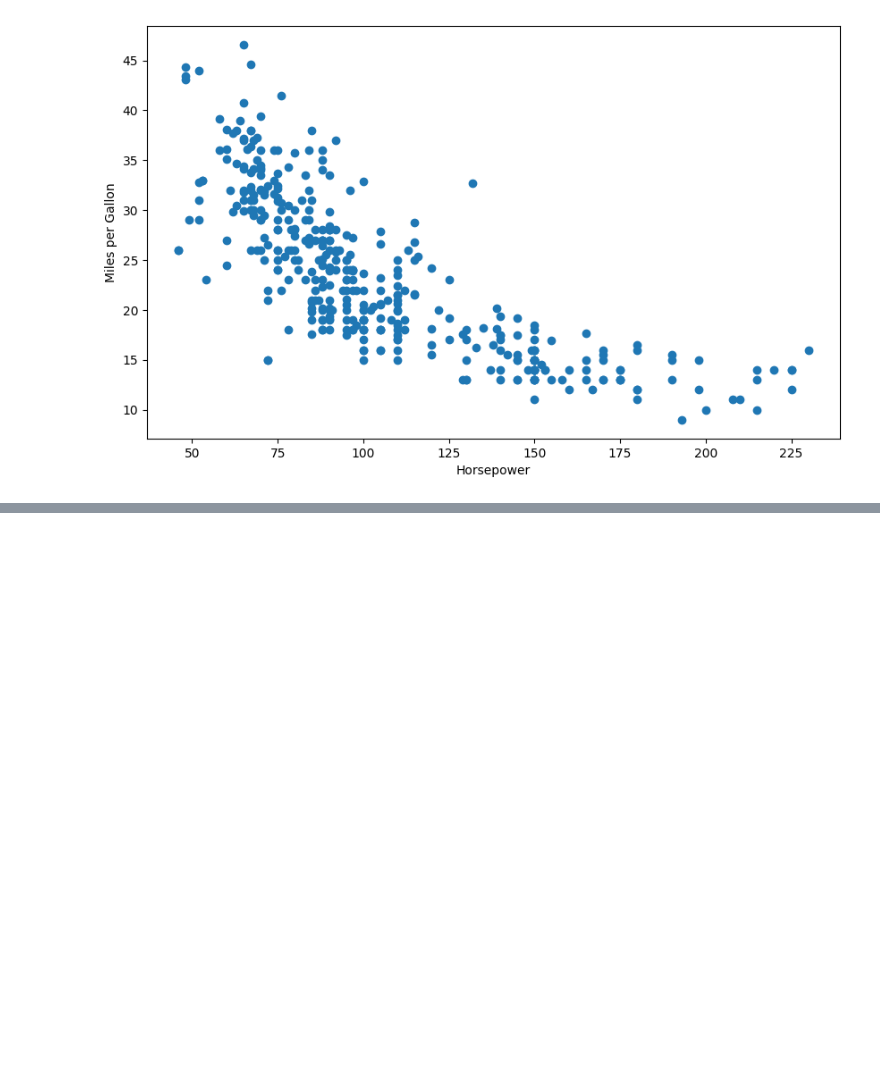
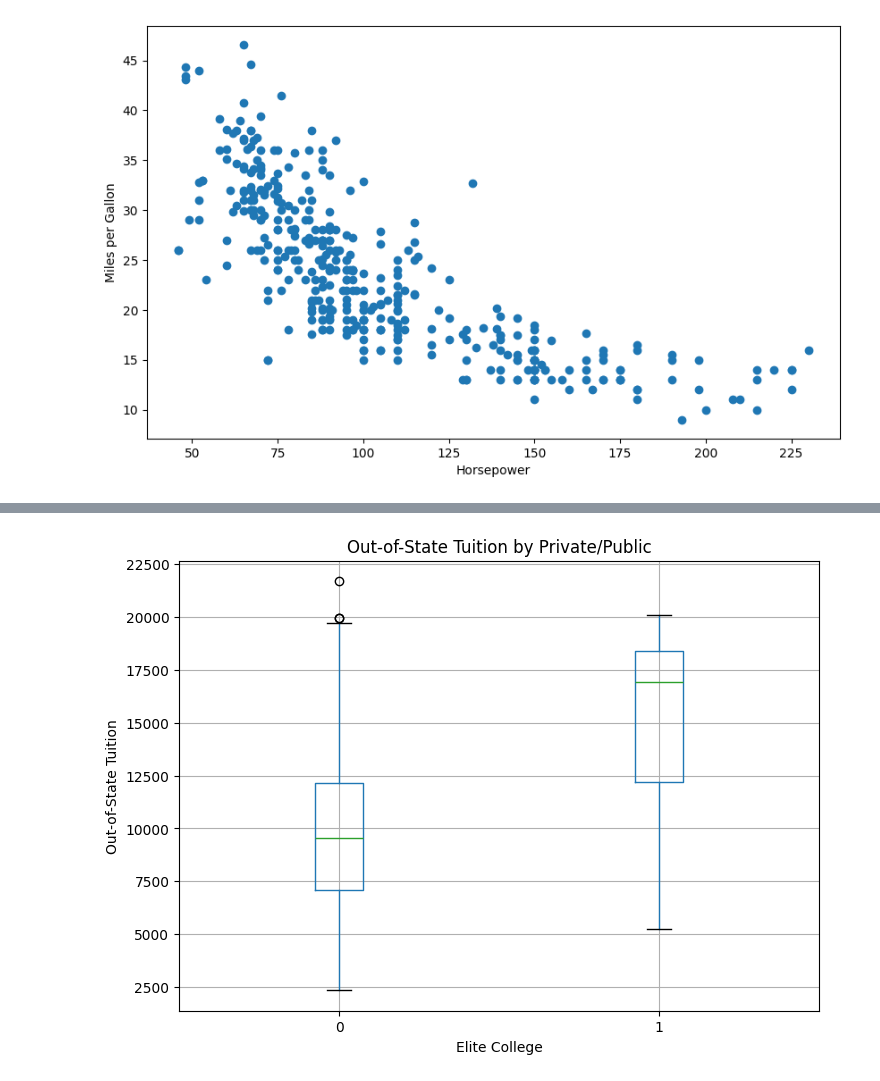
Before and after one commit to simon-a-schmitt/ISLP-Labs, a Jupyter notebook: Introduction.ipynb, the cells around one changed output, grey strips where cells are left out. Cells and saved outputs as stored; diff of their text form; code cells hidden in the pictures; blank space fills up the shorter version.

```diff
--- a/Introduction.ipynb
+++ b/Introduction.ipynb
@@ -125,0 +215,9 @@ plt.show()
+# %%
+df_college.boxplot(column='Outstate', by='Elite', figsize=(8, 6))
+plt.title('Out-of-State Tuition by Private/Public')
+plt.suptitle('')
+plt.xlabel('Elite College')
+plt.ylabel('Out-of-State Tuition')
+plt.show()
+# %% [output]
+[figure, added]
```
Also changed, not shown: parts of 14 cells of this notebook.
